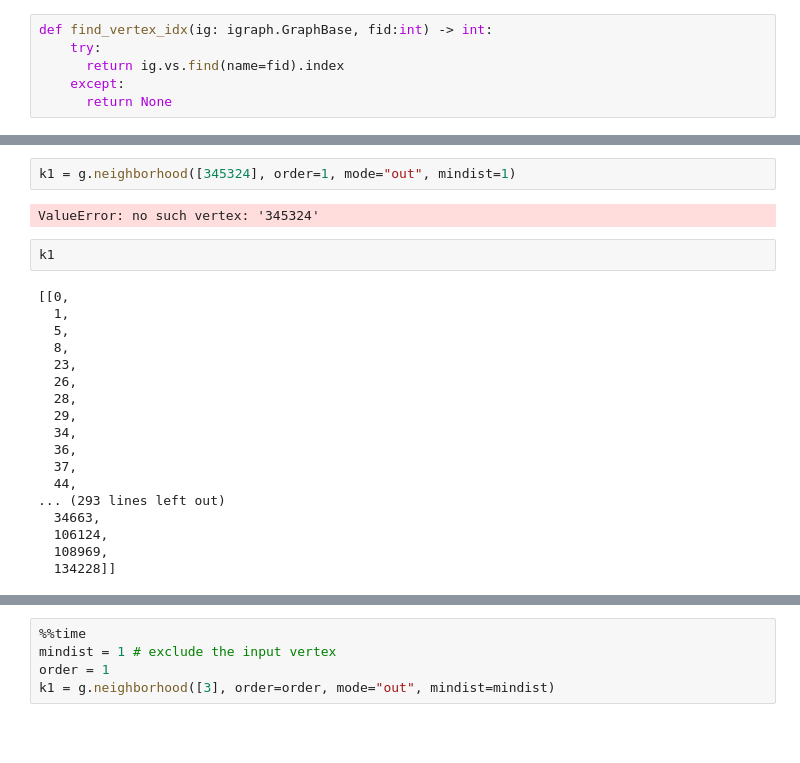
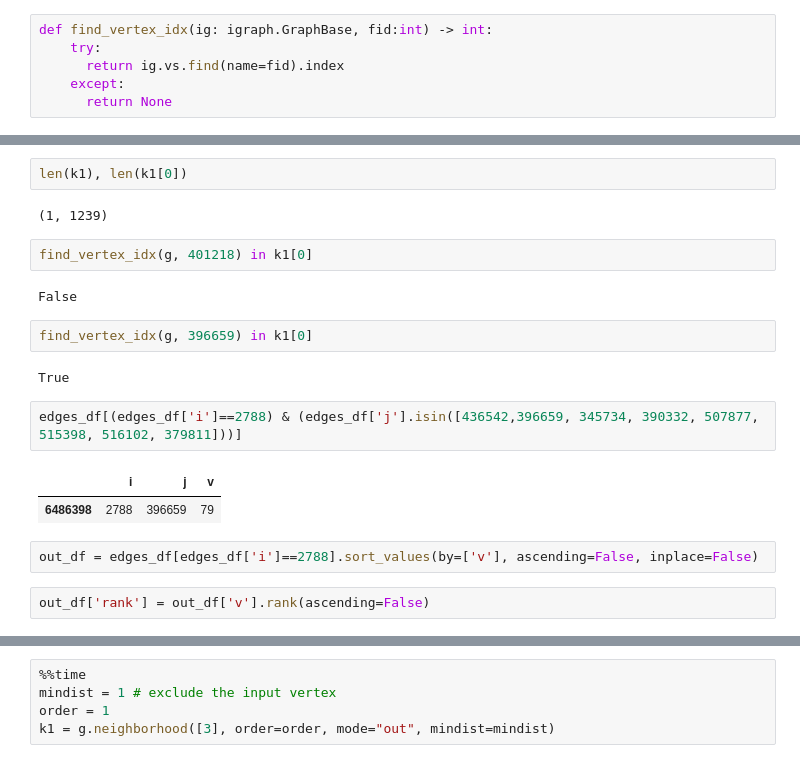
Before and after one commit to Karma3Labs/farcaster-graph, a Jupyter notebook: notebooks/debug_prod_graph.ipynb, the cells around one changed output, grey strips where cells are left out. Drawn from its saved outputs; the diff is of its cells as text; blank space fills up the shorter version.

```diff
--- a/notebooks/debug_prod_graph.ipynb
+++ b/notebooks/debug_prod_graph.ipynb
@@ -136,24 +109,21 @@ TypeError: only non-negative integers, strings or igraph.Vertex objects can be c
-# %%
-k1 = g.neighborhood([345324], order=1, mode="out", mindist=1)
-# %% [output]
-ValueError: no such vertex: '345324'
-# %%
-k1
-# %% [output]
-[[0,
-  1,
-  5,
-  8,
-  23,
-  26,
-  28,
-  29,
-  34,
-  36,
-  37,
-  44,
-... (293 lines left out)
-  34663,
-  106124,
-  108969,
-  134228]]
+# %%
+len(k1), len(k1[0])
+# %% [output]
+(1, 1239)
+# %%
+find_vertex_idx(g, 401218) in k1[0]
+# %% [output]
+False
+# %%
+find_vertex_idx(g, 396659) in k1[0]
+# %% [output]
+True
+# %%
+edges_df[(edges_df['i']==2788) & (edges_df['j'].isin([436542,396659, 345734, 390332, 507877, 515398, 516102, 379811]))]
+# %% [output]
+|  | i | j | v |
+| 6486398 | 2788 | 396659 | 79 |
+# %%
+out_df = edges_df[edges_df['i']==2788].sort_values(by=['v'], ascending=False, inplace=False)
+# %%
+out_df['rank'] = out_df['v'].rank(ascending=False)
```
Also changed, not shown: parts of 29 cells of this notebook.
